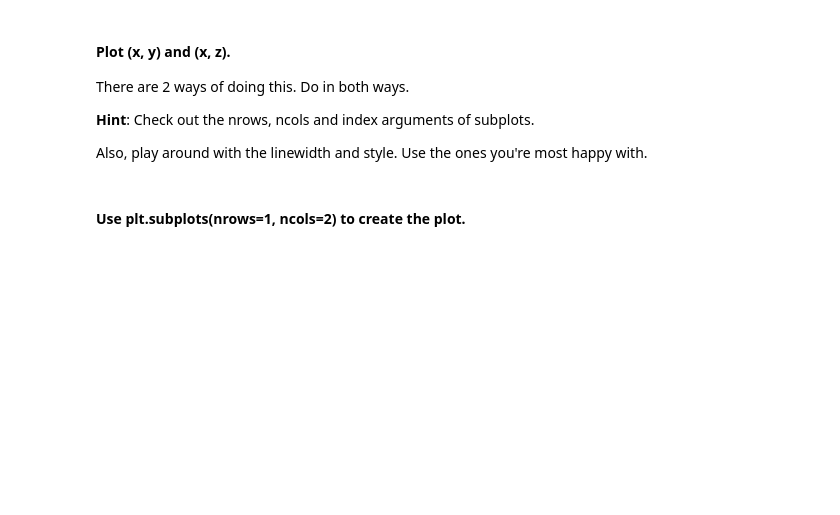
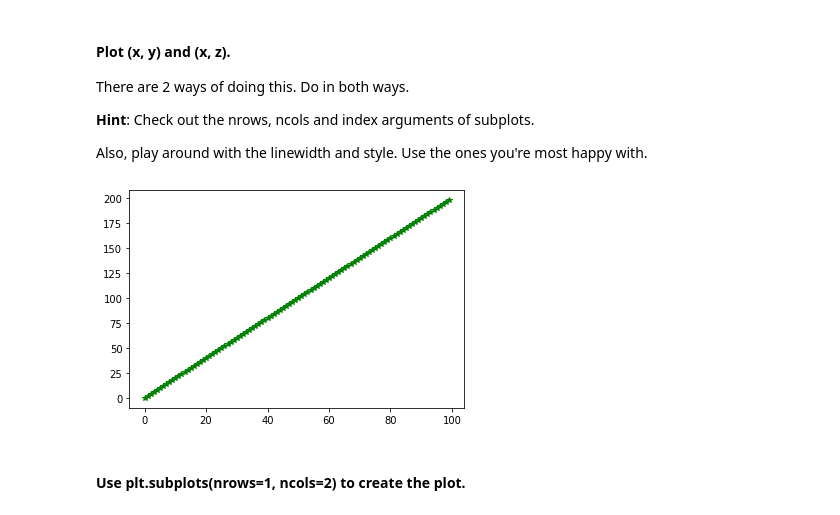
Before and after one commit to ta-datapt-bcn/lab-matplotlib-seaborn, a Jupyter notebook: your-code/main.ipynb, the cells around one changed output. Cells and saved outputs as stored; diff of their text form; code cells hidden in the pictures; blank space fills up the shorter version.

```diff
--- a/your-code/main.ipynb
+++ b/your-code/main.ipynb
@@ -25,5 +33,8 @@ There are 2 ways of doing this. Do in both ways.
 Also, play around with the linewidth and style. Use the ones you're most happy with.
 # %%
 # Method 1
+_ = plt.plot(x, y, 'g*')
+# %% [output]
+[figure, added]
 # %% [markdown]
 #### Use plt.subplots(nrows=1, ncols=2) to create the plot.
```
Also changed, not shown: parts of 46 cells of this notebook.
